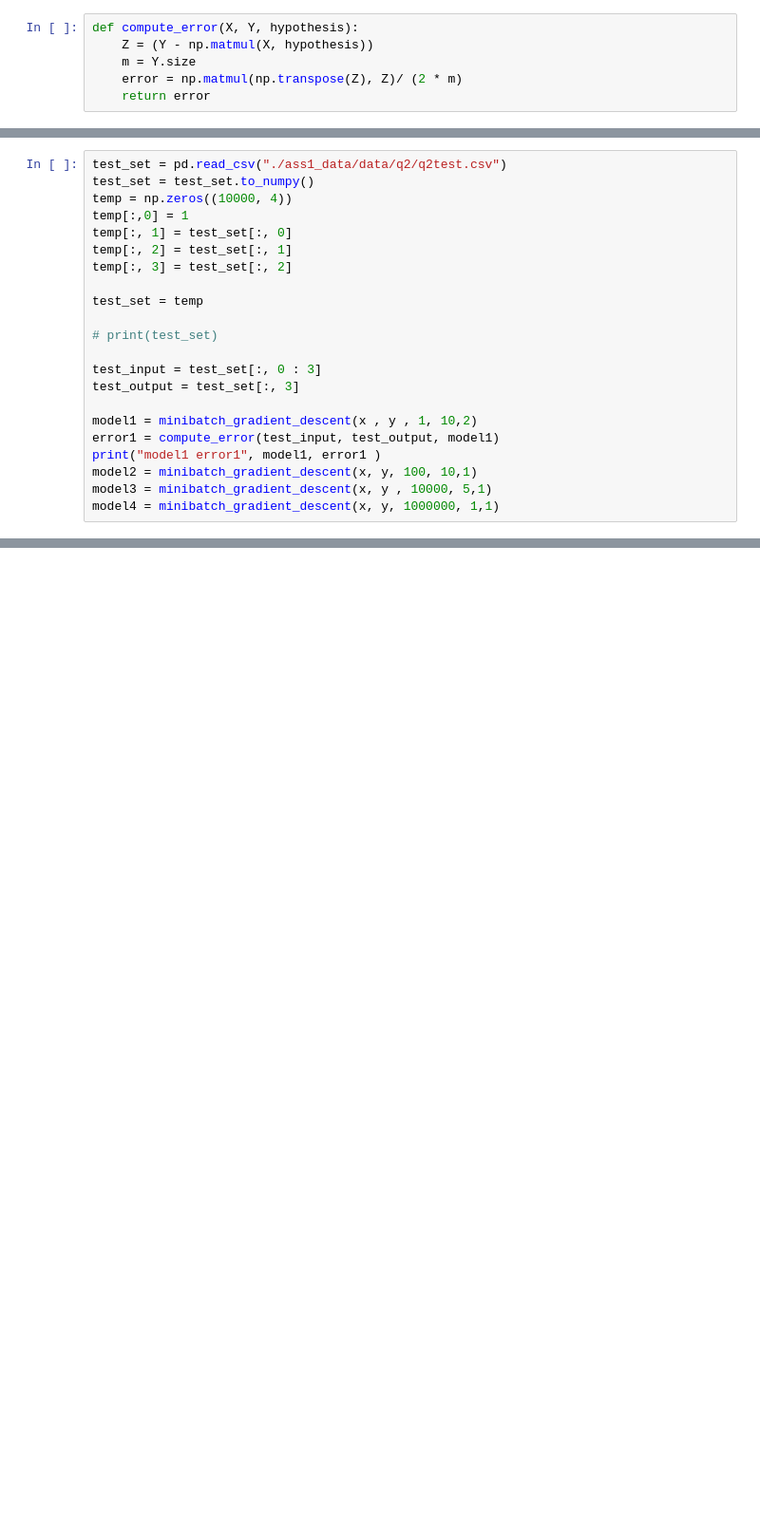
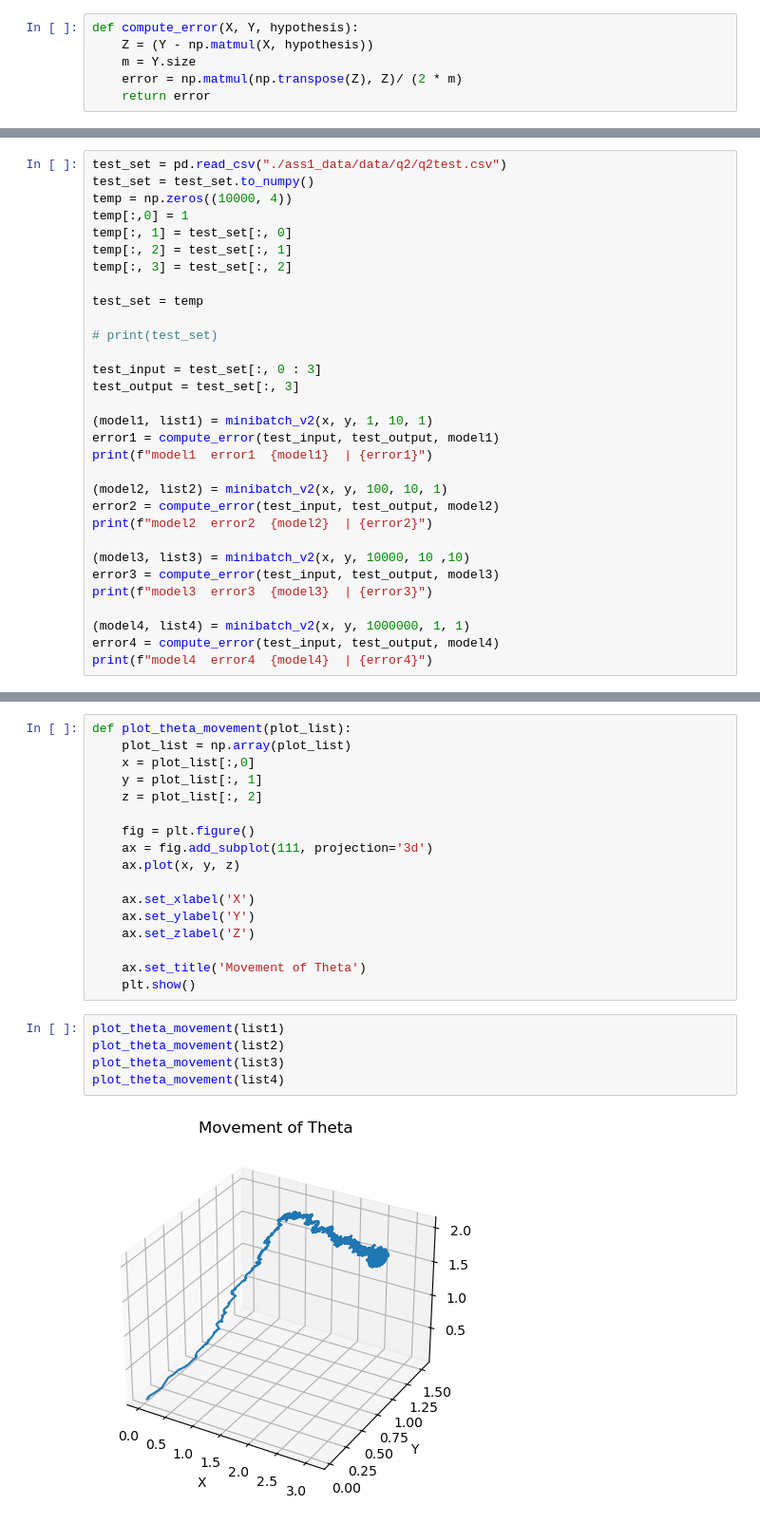
Before and after one commit to Aavegjain/COL774_A1, a Jupyter notebook: part2.ipynb, the cells around one changed output, grey strips where cells are left out. Shown at 95% size. Saved outputs shown, nothing was run; the diff lists cells and outputs as text; blank space fills up the shorter version.

```diff
--- a/part2.ipynb
+++ b/part2.ipynb
@@ -160,10 +201,19 @@ test_set = temp
 test_input = test_set[:, 0 : 3]
 test_output = test_set[:, 3]
 
-model1 = minibatch_gradient_descent(x , y , 1, 10,2)
+(model1, list1) = minibatch_v2(x, y, 1, 10, 1)
 error1 = compute_error(test_input, test_output, model1)
-print("model1 error1", model1, error1 )
-model2 = minibatch_gradient_descent(x, y, 100, 10,1)
-model3 = minibatch_gradient_descent(x, y , 10000, 5,1)
-model4 = minibatch_gradient_descent(x, y, 1000000, 1,1)
+print(f"model1  error1  {model1}  | {error1}")
+
+(model2, list2) = minibatch_v2(x, y, 100, 10, 1)
+error2 = compute_error(test_input, test_output, model2)
+print(f"model2  error2  {model2}  | {error2}")
+
+(model3, list3) = minibatch_v2(x, y, 10000, 10 ,10)
+error3 = compute_error(test_input, test_output, model3)
+print(f"model3  error3  {model3}  | {error3}")
+
+(model4, list4) = minibatch_v2(x, y, 1000000, 1, 1)
+error4 = compute_error(test_input, test_output, model4)
+print(f"model4  error4  {model4}  | {error4}")
 # %% [output]
@@ -211,0 +247,24 @@ error wrt original model
+# %%
+def plot_theta_movement(plot_list):
+    plot_list = np.array(plot_list)
+    x = plot_list[:,0]
+    y = plot_list[:, 1]
+    z = plot_list[:, 2]
+
+    fig = plt.figure()
+    ax = fig.add_subplot(111, projection='3d')
+    ax.plot(x, y, z)
+
+    ax.set_xlabel('X')
+    ax.set_ylabel('Y')
+    ax.set_zlabel('Z')
+
+    ax.set_title('Movement of Theta')
+    plt.show()
+# %%
+plot_theta_movement(list1)
+plot_theta_movement(list2)
+plot_theta_movement(list3)
+plot_theta_movement(list4)
+# %% [output]
+[figure, added]
```
Also changed, not shown: parts of 10 cells of this notebook, 6 other files.
